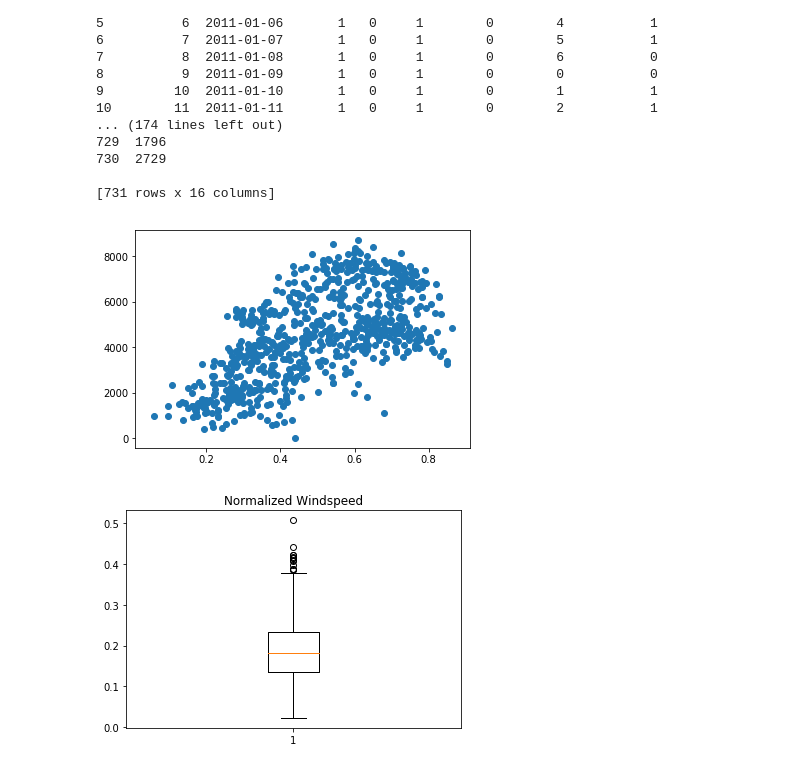
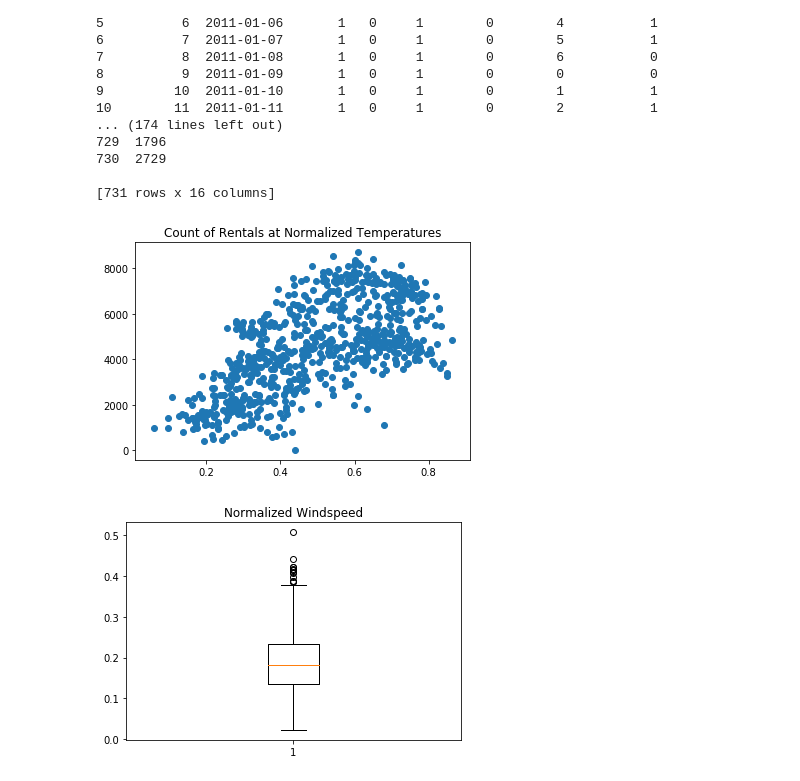
Before and after one commit to jessica-n/data-science-bootcamp, a Jupyter notebook: Challenge - What Do You See.ipynb, the cells around one changed output. Saved outputs shown, nothing was run; the diff lists cells and outputs as text; code cells hidden in the pictures.

```diff
--- a/Challenge - What Do You See.ipynb
+++ b/Challenge - What Do You See.ipynb
@@ -25,9 +26,10 @@ print(df)
 
 [731 rows x 16 columns]
 # %%
+#scatterplot of cnt at normalized temp
 plt.scatter(x = df['temp'], y = df['cnt'])
-plt.title('')
+plt.title('Count of Rentals at Normalized Temperatures')
 plt.show()
 # %% [output]
-[figure, old version]
+[figure, new version]
 # %%
```
Also changed, not shown: parts of 4 cells of this notebook, 1 other file.
